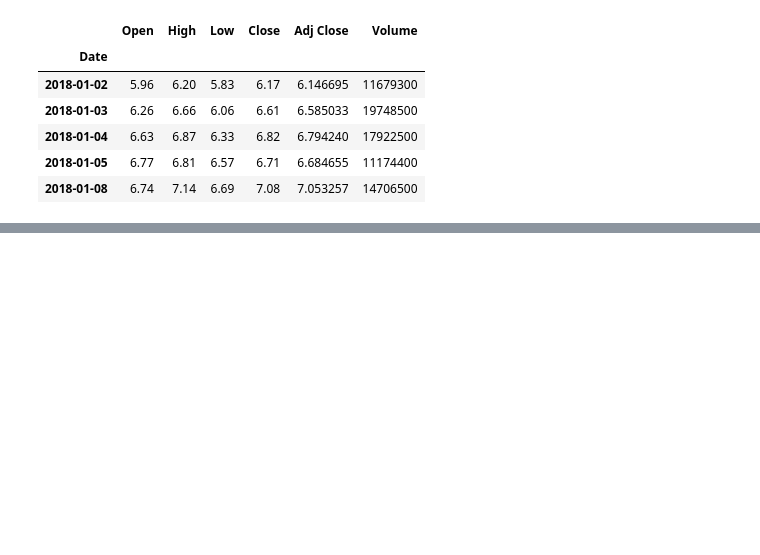
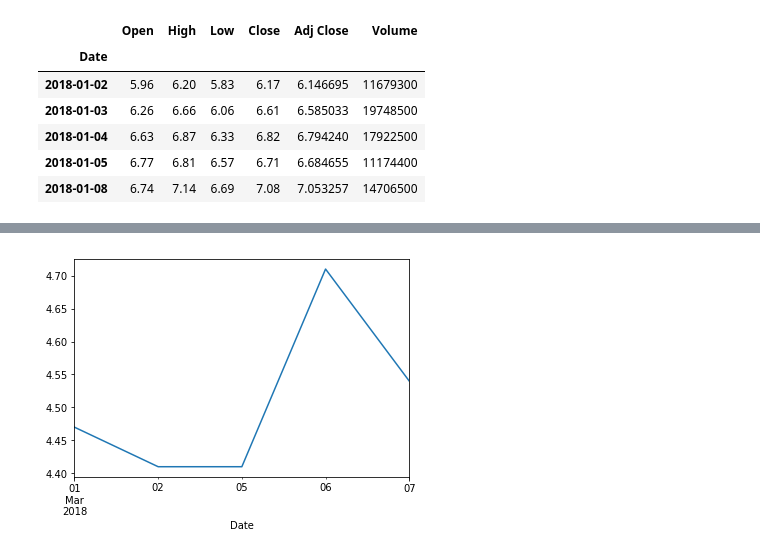
Before and after one commit to sooraj7m/Springboard, a Jupyter notebook: JupyterNotebook/capstone_1/data_wrangling.ipynb, the cells around one changed output, grey strips where cells are left out. Cells and saved outputs as stored; diff of their text form; code cells hidden in the pictures; blank space fills up the shorter version.

```diff
--- a/JupyterNotebook/capstone_1/data_wrangling.ipynb
+++ b/JupyterNotebook/capstone_1/data_wrangling.ipynb
@@ -95 +96,6 @@ Maxs -  Open: 15.67  High: 16.1  Low: 15.08  Close: 15.89
 Mins -  Open: 4.41  High: 4.43  Low: 4.1  Close: 4.42
+# %%
+q_esv.Open.plot()
+plt.show()
+# %% [output]
+[figure, added]
```
Also changed, not shown: parts of 5 cells of this notebook.
